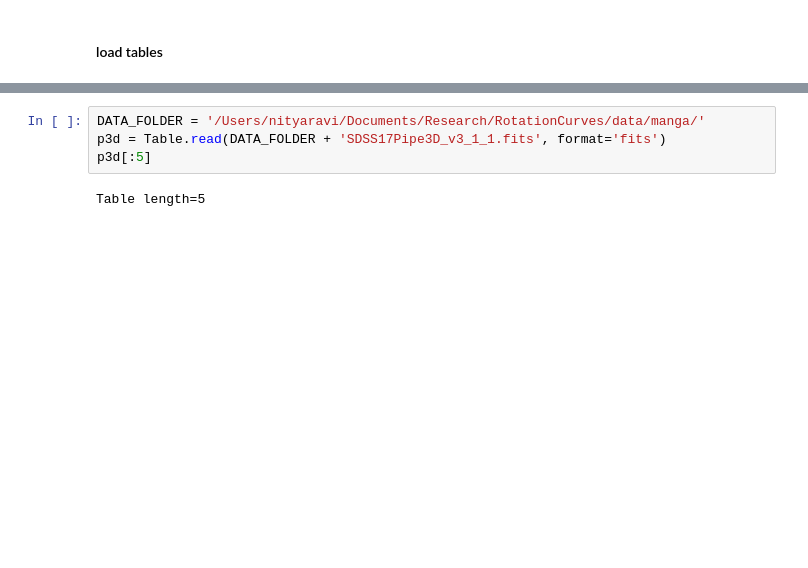
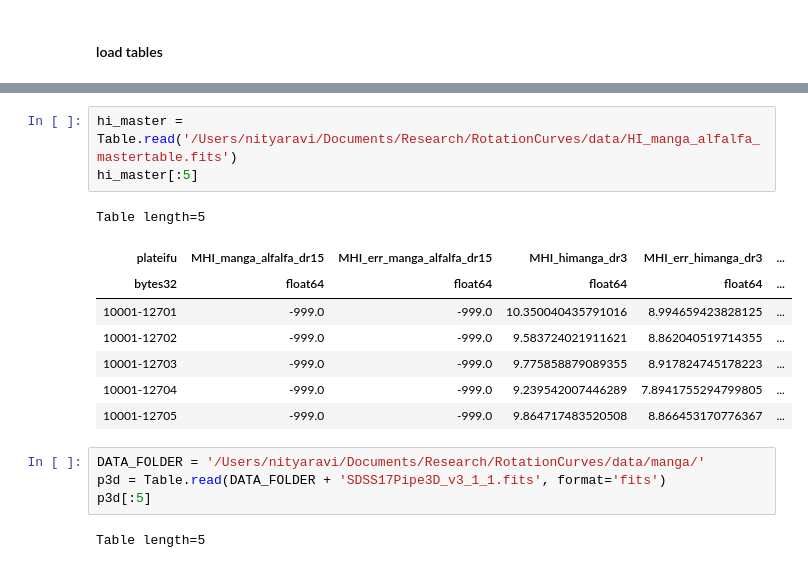
Before and after one commit to kadglass/RotationCurves, a Jupyter notebook: notebooks/ellipticals_master_table_units.ipynb, the cells around one changed output, grey strips where cells are left out. Saved outputs shown, nothing was run; the diff lists cells and outputs as text; blank space fills up the shorter version.

```diff
--- a/notebooks/ellipticals_master_table_units.ipynb
+++ b/notebooks/ellipticals_master_table_units.ipynb
@@ -26,6 +26,18 @@ Table length=5
 | 10001 | 12703 | 10001-12703 | 1-55648 | v3_1_1 | v3_1_1 | v1_9_1 | v5_5_36 | v2_9 | APOGEE-2&MaNGA | MaNGA dither | ... |
 | 10001 | 12704 | 10001-12704 | 1-55616 | v3_1_1 | v3_1_1 | v1_9_1 | v5_5_36 | v2_9 | APOGEE-2&MaNGA | MaNGA dither | ... |
 | 10001 | 12705 | 10001-12705 | 1-55784 | v3_1_1 | v3_1_1 | v1_9_1 | v5_5_36 | v2_9 | APOGEE-2&MaNGA | MaNGA dither | ... |
+# %%
+hi_master = Table.read('/Users/nityaravi/Documents/Research/RotationCurves/data/HI_manga_alfalfa_mastertable.fits')
+hi_master[:5]
+# %% [output]
+Table length=5
+| plateifu | MHI_manga_alfalfa_dr15 | MHI_err_manga_alfalfa_dr15 | MHI_himanga_dr3 | MHI_err_himanga_dr3 | ... |
+| bytes32 | float64 | float64 | float64 | float64 | ... |
+| 10001-12701 | -999.0 | -999.0 | 10.350040435791016 | 8.994659423828125 | ... |
+| 10001-12702 | -999.0 | -999.0 | 9.583724021911621 | 8.862040519714355 | ... |
+| 10001-12703 | -999.0 | -999.0 | 9.775858879089355 | 8.917824745178223 | ... |
+| 10001-12704 | -999.0 | -999.0 | 9.239542007446289 | 7.8941755294799805 | ... |
+| 10001-12705 | -999.0 | -999.0 | 9.864717483520508 | 8.866453170776367 | ... |
 # %%
 DATA_FOLDER = '/Users/nityaravi/Documents/Research/RotationCurves/data/manga/'
 p3d = Table.read(DATA_FOLDER + 'SDSS17Pipe3D_v3_1_1.fits', format='fits')
```
Also changed, not shown: parts of 17 cells of this notebook.
